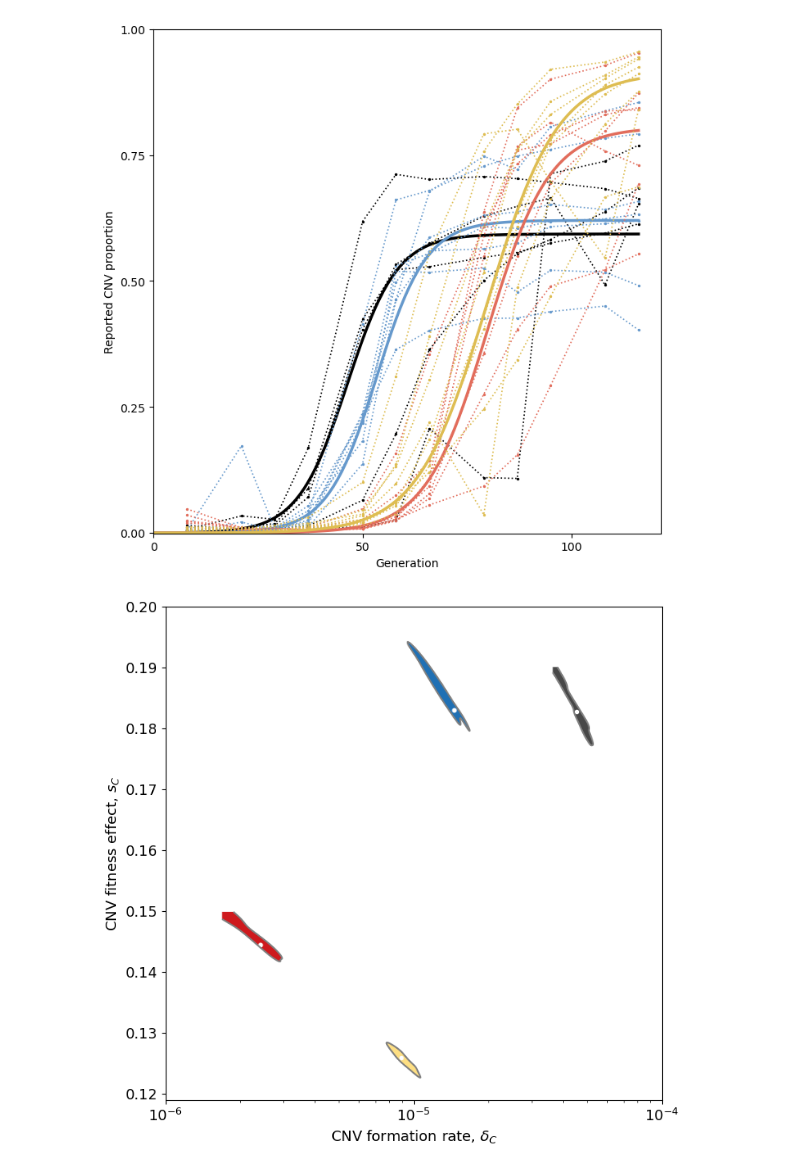
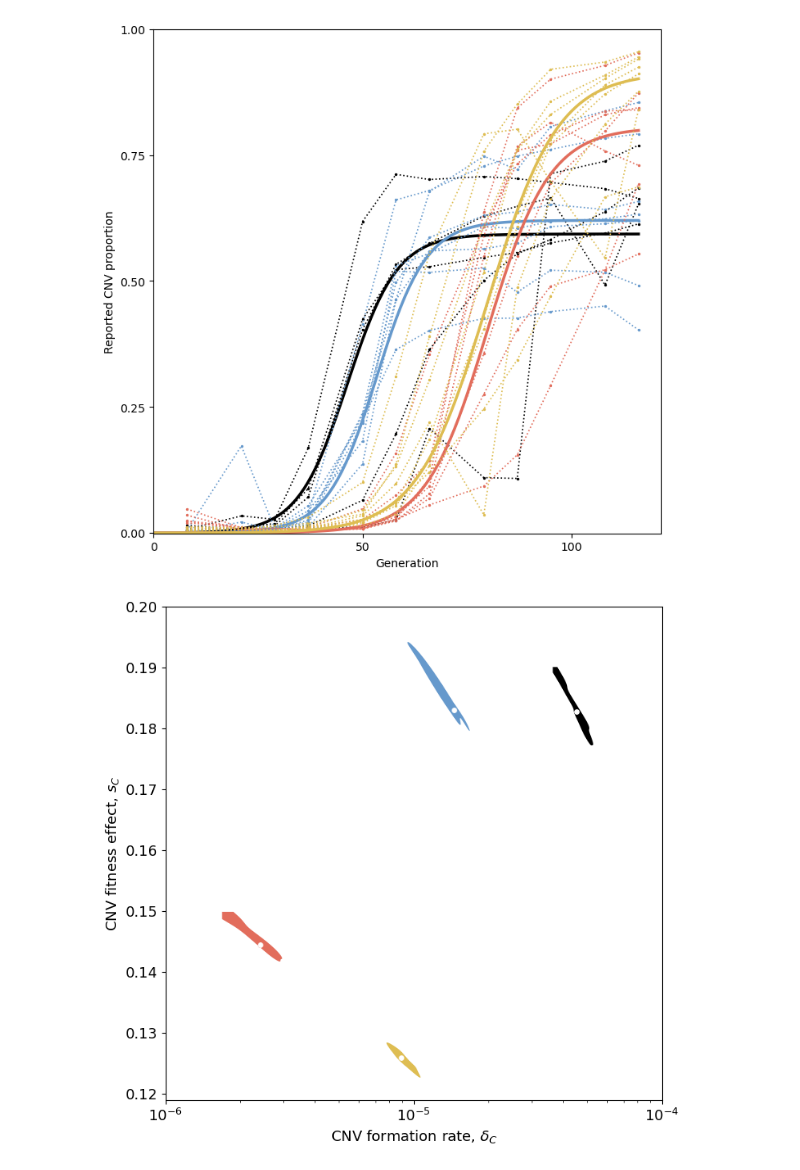
Before and after one commit to yoavram-lab/chuong_et_al, a Jupyter notebook: Main Figure.ipynb, the cells around one changed output. Saved outputs shown, nothing was run; the diff lists cells and outputs as text; code cells hidden in the pictures.

```diff
--- a/Main Figure.ipynb
+++ b/Main Figure.ipynb
@@ -148,10 +148,10 @@ posterior_predictions_main(ax, posterior_chuong,all_maps_sbi,lines=chuong_lines)
 # %%
 from sbi.inference import MCMCPosterior
 from scipy.special import logsumexp
-from overall_posterior import OverallPosterior
+from collective_posterior import CollectivePosterior
 from seaborn import scatterplot, kdeplot
 import arviz as az
-
+import matplotlib as mpl
 
 # Prior doesn't have to be identical to network's prior
 prior_min = np.log10(np.array([1e-2,1e-7,1e-8]))
@@ -163,70 +163,69 @@ posterior_lauer = pickle.load(open(f'posteriors/posterior_lauer.pkl', 'rb'))
 n_eval = 300
 epsilon = -150
 log_Cs = pd.read_csv('posteriors/log_Cs.csv', index_col=0)
-sample_df = pd.read_csv('maps/overall_posterior_samples.csv', index_col=0) #pre-saved samples
+sample_df = pd.read_csv('maps/collective_posterior_samples.csv', index_col=0) #pre-saved samples
 
-overall_posteriors = {}
+collective_posteriors = {}
 
 lines = ['wt', 'ltr', 'ars', 'all']
 for line in lines:
     amortized_posterior = posterior_lauer if line=='lauer' else posterior_chuong
     Xs = pd.read_csv(f'empirical_data/{line}.csv', index_col=0)
     log_C = float(log_Cs.loc[line,str(epsilon)])
-    op = OverallPosterior(prior, amortized_posterior, Xs, n_eval, log_C, epsilon)
+    op = CollectivePosterior(prior, amortized_posterior, Xs, n_eval, log_C, epsilon)
     samples = sample_df[sample_df['line']==line].iloc[:,1:] # only parameter values
     op.samples = torch.tensor(np.array(samples,dtype='float64')).reshape(len(samples),3)
-    overall_posteriors[line] = op
-    overall_posteriors[line].get_map()
+    collective_posteriors[line] = op
+    collective_posteriors[line].get_map()
 
+
+mpl.rcParams["lines.linewidth"] = 0.00001
 # Plot formation rate δc and fitness effect Sc for given MAPs
 def plot_maps(ax, lines, title):
     colors =  {'wt':"Greys", 'ltr':"Blues", 'ars': "Reds", 'all':"YlOrRd_r"}
     rep_colors = {'wt':"black", 'ltr':"#6699cc", 'ars': "#e26d5c", 'all':"#DEBD52", "lauer": "grey"}
     for line in lines:
         knock = ' knockout' if line!='wt' else ''
-        op = overall_posteriors[line]
+        op = collective_posteriors[line]
         mapp = op.map
         x, y = 10**mapp[1], 10**mapp[0]
 
 
         # Add samples
         samples = op.samples
         xdf, ydf = 10**samples[:,1], 10**samples[:,0]
         xmin,xmax = xdf.min(), xdf.max()
         ymin,ymax = ydf.min(), ydf.max()
 
         # Bars
         # ax.vlines(x, ymin=ymin,ymax=ymax,color=rep_colors[line])
         # ax.hlines(y,xmin=xmin,xmax=xmax,color=rep_colors[line])
 
         # HDI
         a = az.plot_kde(
             xdf,
             ydf,
             hdi_probs=[0.5],
-                    ax=ax, contourf_kwargs = {'cmap':colors[line]}
-                        , label=label_dict[line])
-        ax.scatter(x, y, color=rep_colors[line], s = 10, label = label_dict[line]) # Right color for legend
-        ax.scatter(x, y, color='white', s = 10) # plot MAP in white
+            ax=ax, contourf_kwargs={'colors':[rep_colors[line]]},
+                         label=label_dict[line])
+        ax.scatter(x, y, color=rep_colors[line], s = 15, label = label_dict[line]) # Right color for legend
+        ax.scatter(x, y, color='white', s = 15) # plot MAP in white
         ax.set_xlabel('CNV formation rate, $δ_C$')
         ax.set_ylabel('CNV fitness effect, $s_C$')
         ax.set_title(title)
         ax.set_xscale('log')
-        ax.set_ylim(0.119,0.2)
-        ax.set_xlim(10**-6, 10**-4)
-
-        # ax.legend(loc='lower right', fontsize=14)
-
+        # ax.legend(loc='lower right', fontsize=12)
 
 fig, ax = plt.subplots(figsize=(8,8))
-
+ax.set_xlim(10**-6, 10**-4)
+ax.set_ylim(0.119, 0.2)
 # Only Chuong
 
 chuong_lines = ['wt', 'ltr', 'ars', 'all']
 plot_maps(ax, chuong_lines, '')
 plt.show()
 # %% [output]
-[figure, old version]
+[figure, new version]
 # %%
 # All together
 import matplotlib as mpl
```
Also changed, not shown: parts of 3 cells of this notebook, 8 other files.
